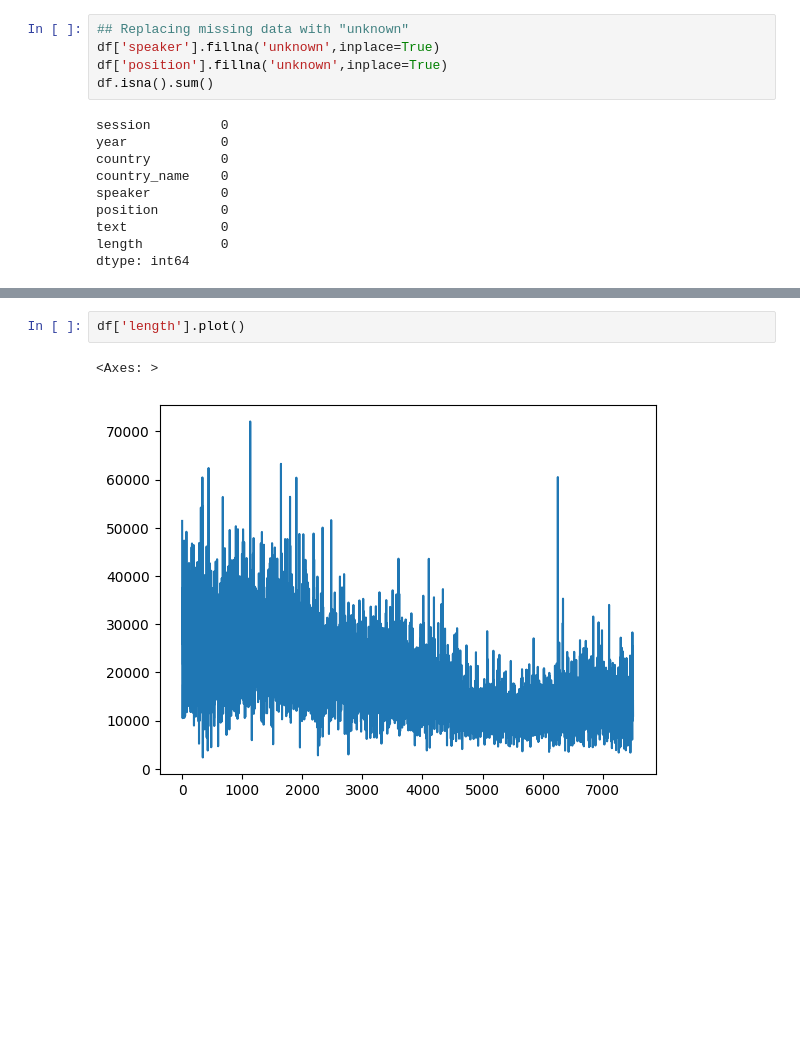
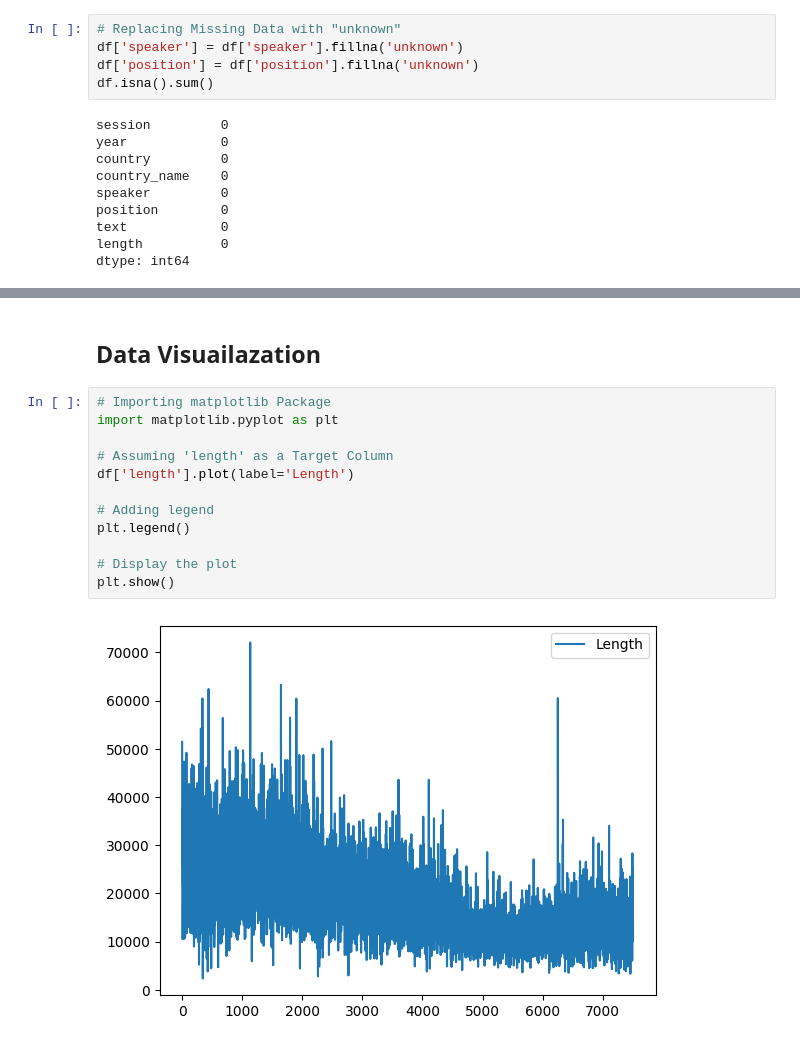
Before and after one commit to Srimanth3/Text-Based-Analysis, a Jupyter notebook: week3.ipynb, the cells around one changed output, grey strips where cells are left out. Drawn from its saved outputs; the diff is of its cells as text; blank space fills up the shorter version.

```diff
--- a/week3.ipynb
+++ b/week3.ipynb
@@ -97,7 +110,7 @@ df.describe(include='O')
 # %%
-## Replacing missing data with "unknown"
-df['speaker'].fillna('unknown',inplace=True)
-df['position'].fillna('unknown',inplace=True)
+# Replacing Missing Data with "unknown"
+df['speaker'] = df['speaker'].fillna('unknown')
+df['position'] = df['position'].fillna('unknown')
 df.isna().sum()
 # %% [output]
 session         0
@@ -130,9 +143,20 @@ df[df['speaker'].str.contains('BUSH')]
 | 5760 | 61 | 2006 | USA | United States | MR. GEORGE W. BUSH | PRESIDENT | I AM GRATEFUL FOR THE PRIVILEGE O... | 16675 |
 | 5951 | 62 | 2007 | USA | United States | GEORGE W. BUSH | PRESIDENT | THANK YOU FOR THE OPPORTUNITY \nT... | 15483 |
 | 6143 | 63 | 2008 | USA | United States | GEORGE W. BUSH | PRESIDENT | I AM PLEASED TO BE HERE TO \nADDR... | 18384 |
+# %% [markdown]
+## **Data Visuailazation**
 # %%
-df['length'].plot()
+# Importing matplotlib Package
+import matplotlib.pyplot as plt
+
+# Assuming 'length' as a Target Column
+df['length'].plot(label='Length')
+
+# Adding legend
+plt.legend()
+
+# Display the plot
+plt.show()
 # %% [output]
-<Axes: >
-[figure, old version]
+[figure, new version]
 # %%
```
Also changed, not shown: parts of 33 cells of this notebook.
